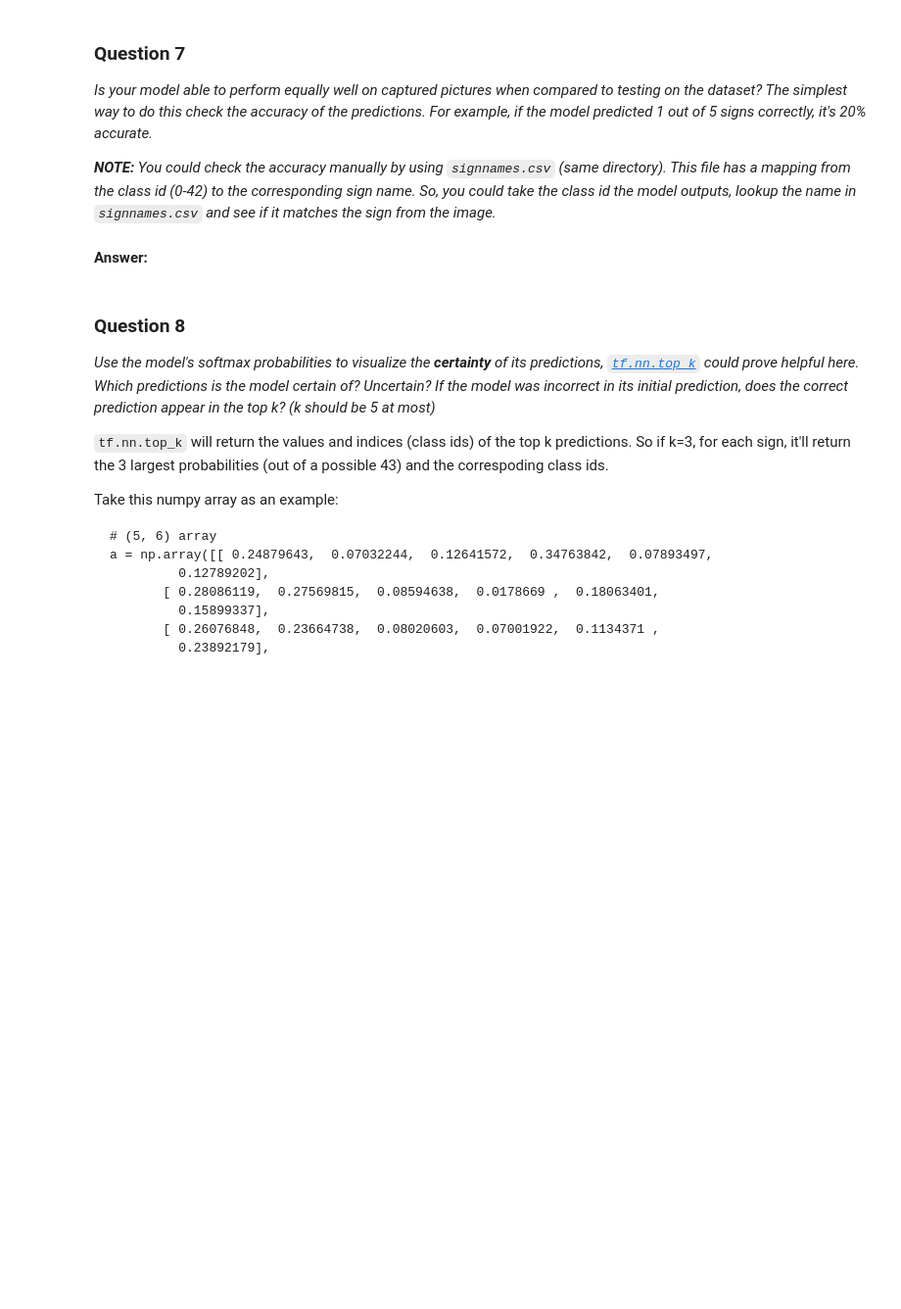
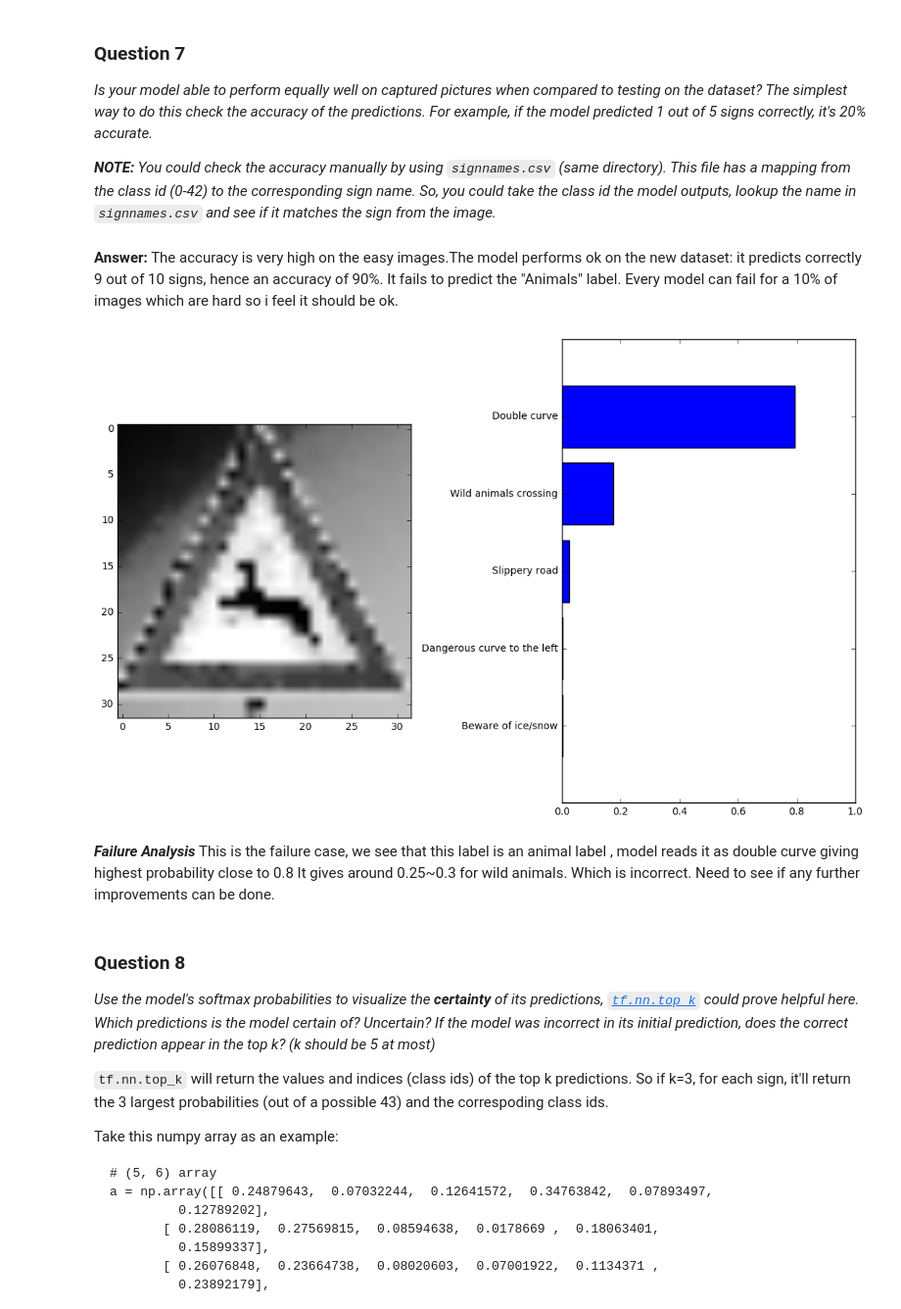
Before and after one commit to jsistla/p2-traffic, a Jupyter notebook: Traffic_Sign_Classifier.ipynb, the cells around one changed output. Shown at 98% size. Saved outputs shown, nothing was run; the diff lists cells and outputs as text; code cells hidden in the pictures; blank space fills up the shorter version.

```diff
--- a/Traffic_Sign_Classifier.ipynb
+++ b/Traffic_Sign_Classifier.ipynb
@@ -416,7 +424,7 @@ def train_valid_set_split(data, labels, train_percent):
     train = (data[:cutoff,...], labels[:cutoff])
     val = (data[cutoff:,...], labels[cutoff:])
 
-    assert train[0].shape[0] + val[0].shape[0] == n_obs, "I fucked up"
+    assert train[0].shape[0] + val[0].shape[0] == n_obs, "Some thing went wrong with training and val data"
     return (train, val)
 # %%
 train_percent = 0.8
@@ -463,3 +474,3 @@ signal_class.fully_connected('FC2', 512)
 signal_class.fully_connected('OUT', 43, ACTIVATION=None)
 # %%
-#signal_class.train(train, val, training_epochs=1000, l2_beta=0.001, threshold=0.982)
+signal_class.train(train, val, max_epochs=100, l2_beta=0.001, threshold=10)
@@ -519,5 +690,3 @@ _Choose five candidate images of traffic signs and provide them in the report. A
 _Is your model able to perform equally well on captured pictures when compared to testing on the dataset? The simplest way to do this check the accuracy of the predictions. For example, if the model predicted 1 out of 5 signs correctly, it's 20% accurate._
 
 _**NOTE:** You could check the accuracy manually by using `signnames.csv` (same directory). This file has a mapping from the class id (0-42) to the corresponding sign name. So, you could take the class id the model outputs, lookup the name in `signnames.csv` and see if it matches the sign from the image._
-# %% [markdown]
-**Answer:**
@@ -527,3 +693,49 @@ _**NOTE:** You could check the accuracy manually by using `signnames.csv` (same
+# %% [markdown]
+**Answer:**
+The accuracy is very high on the easy images.The model performs ok on the new dataset: it predicts correctly 9 out of 10 signs, hence an accuracy of 90%. It fails to predict the "Animals" label. Every model can fail for a 10% of images which are hard so i feel it should be ok.
+# %%
+### Visualize the softmax probabilities here.
+### Feel free to use as many code cells as needed.
+def vizualize_soft_probabilities(model, image, num_probs, correct_prediction=None):
+    import pandas as pd
+    import matplotlib.pylab as plt
+
+    if image.ndim == 3:
+        image = image[np.newaxis,...]
+    if image.shape[3] > 1:
+        image = pre_process_gray(image)
+
+    pred = model.predict(image)[0]
+    top_k = np.argsort(pred)[:-(num_probs+1):-1]
+
+    pred = pd.DataFrame(data=np.array((top_k, pred[top_k])).T, columns=['ClassId', 'Probability'])
+    names = pd.read_csv('./signnames.csv', header=0)
+    pred = pd.merge(pred, names, how='inner', on='ClassId')
+
+    fig = plt.figure(figsize=(11,7))
+    grid = plt.subplot(1,2,1)
+
+    if correct_prediction is not None:
+        name = names.at[correct_prediction, 'SignName']
+        grid.set_title("Correct Prediction: " + name)
+
+    plt.imshow(image[0,:,:,0], cmap='gray')
+
+    grid = plt.subplot(1,2,2)
+    plt.barh(np.arange(num_probs)[::-1], np.array(pred['Probability']), align='center')
+    plt.xlim([0,1.0])
+    plt.yticks(np.arange(num_probs)[::-1], np.array(pred['SignName']))
+
+    plt.tight_layout()
+# %%
+vizualize_soft_probabilities(signal_class, test_images[3], num_probs=5)
+# %% [output]
+[figure, added]
+# %% [markdown]
+***Failure Analysis***
+This is the failure case, we see that this label is an animal label ,
+model reads it as double curve giving highest probability close to 0.8
+It gives around 0.25~0.3 for  wild animals. Which is incorrect. Need to see if any further improvements can be done.
 # %% [markdown]
 ### Question 8
 
```
Also changed, not shown: parts of 34 cells of this notebook, 18 other files.
